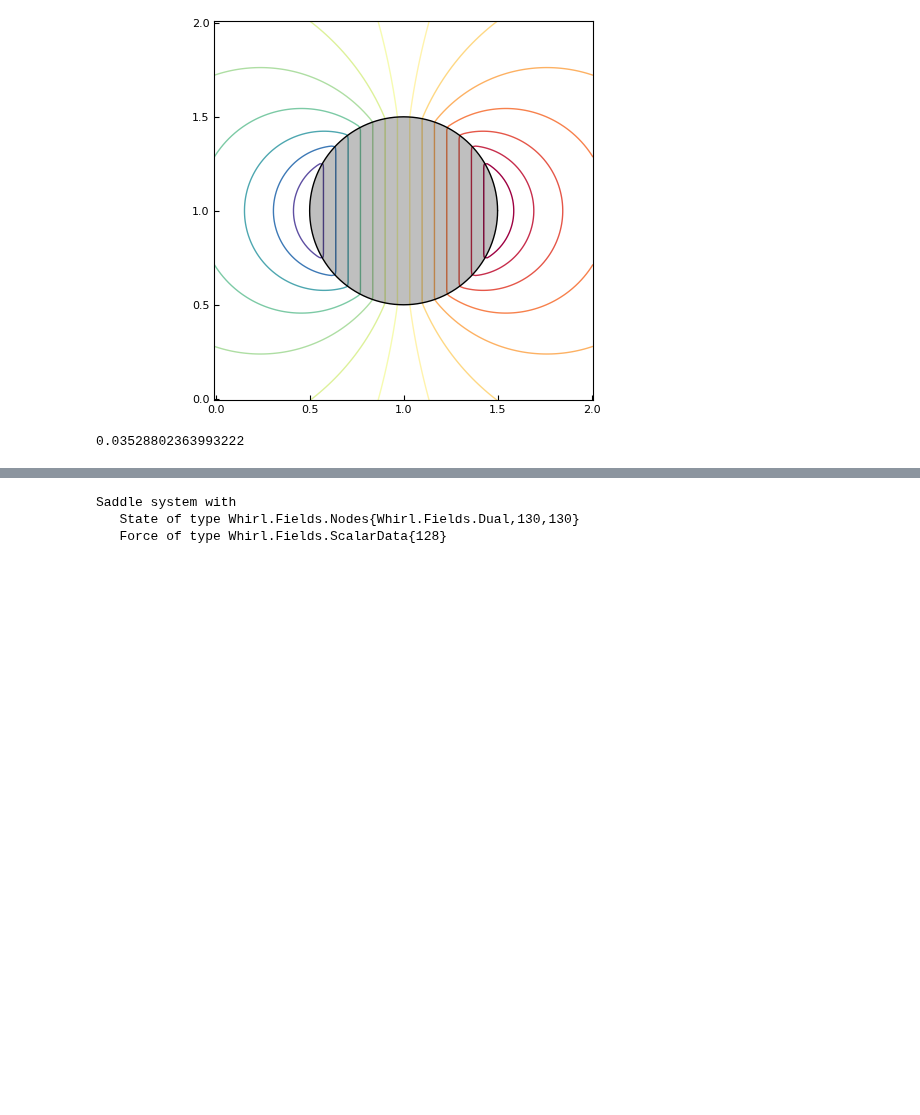
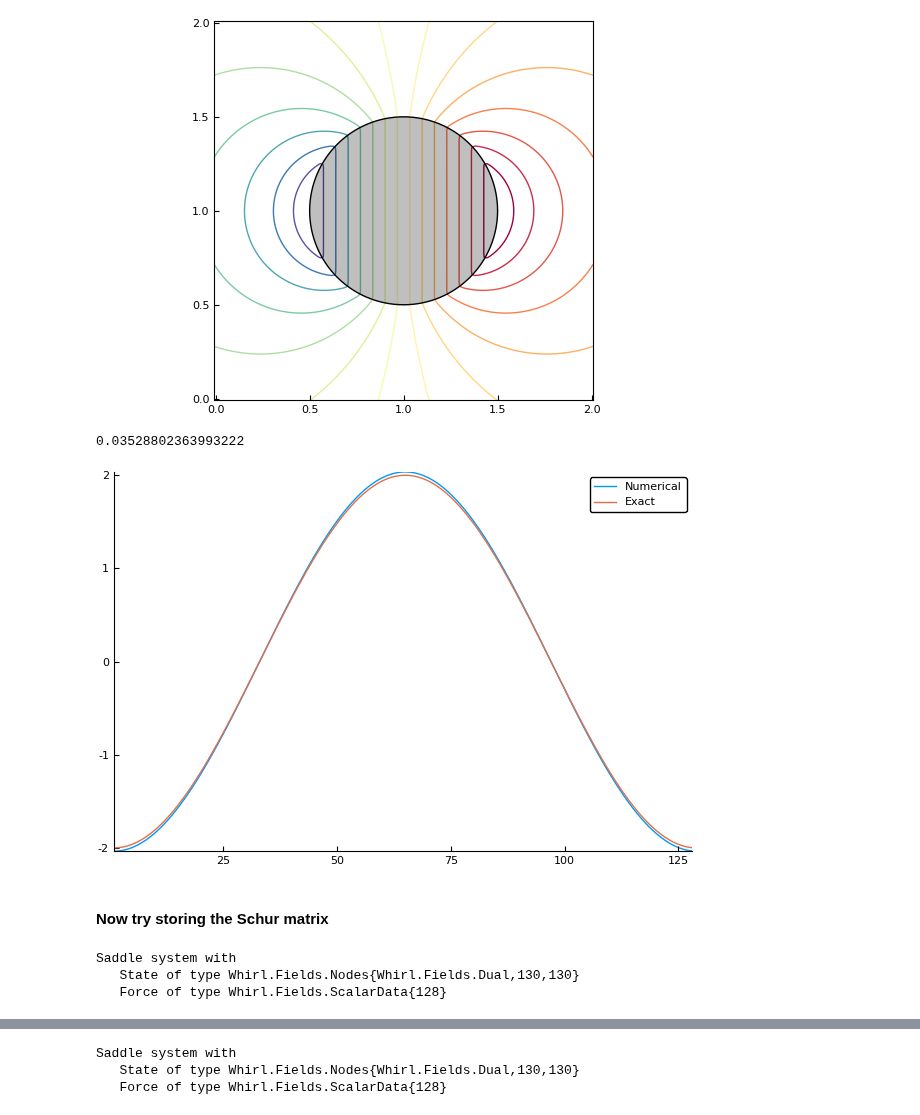
Before and after one commit to JuliaIBPM/ViscousFlow.jl, a Jupyter notebook: examples/Saddle point problems.ipynb, the cells around one changed output, grey strips where cells are left out. Saved outputs shown, nothing was run; the diff lists cells and outputs as text; code cells hidden in the pictures; blank space fills up the shorter version.

```diff
--- a/examples/Saddle point problems.ipynb
+++ b/examples/Saddle point problems.ipynb
@@ -69,3 +57,16 @@ fex = -2*cos.(θ[1:n]);
 errinf = norm(f./ds-fex,Inf)
 # %% [output]
 0.03528802363993222
+# %%
+plot(f./ds,label="Numerical")
+plot!(fex,label="Exact")
+# %% [output]
+[figure, added]
+# %% [markdown]
+#### Now try storing the Schur matrix
+# %%
+PSstore = SaddleSystem((w,f),(x->L\x,Hmat,Emat),issymmetric=true,isposdef=true,store=true)
+# %% [output]
+Saddle system with
+   State of type Whirl.Fields.Nodes{Whirl.Fields.Dual,130,130}
+   Force of type Whirl.Fields.ScalarData{128}
```
Also changed, not shown: parts of 19 cells of this notebook, 1 other file.
